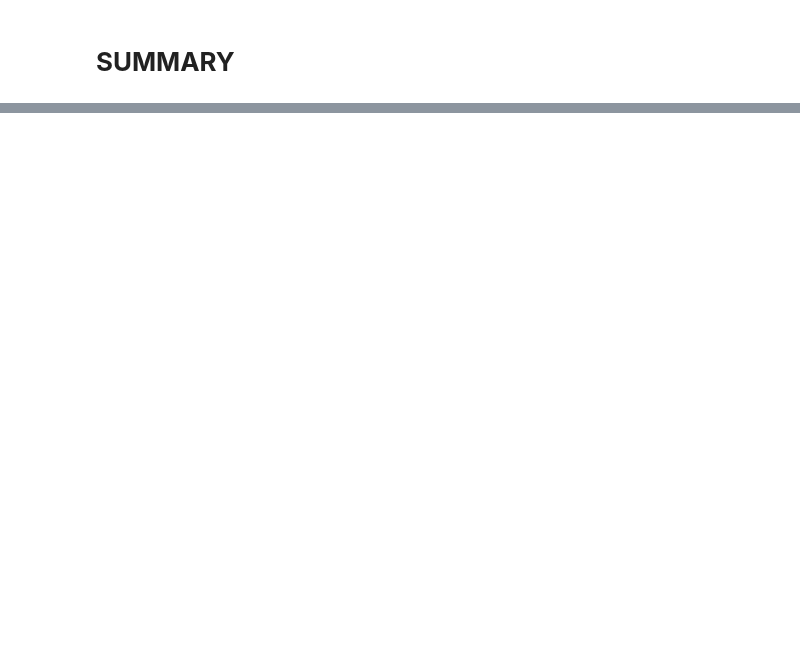
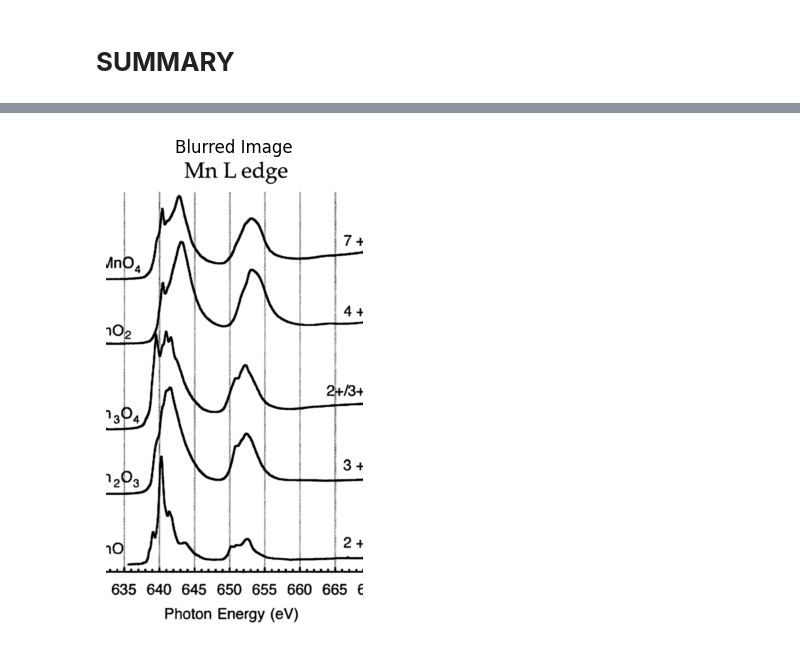
Before and after one commit to Lungelodlm/chemeng, a Jupyter notebook: Summary.ipynb, the cells around one changed output, grey strips where cells are left out. Cells and saved outputs as stored; diff of their text form; code cells hidden in the pictures; blank space fills up the shorter version.

```diff
--- a/Summary.ipynb
+++ b/Summary.ipynb
@@ -61,0 +66,13 @@ No
+# %%
+#Apply Gaussian Blur (optional may help smooth lines)
+blurred_img=cv2.GaussianBlur(cropped_img, (5, 5), 0)
+
+
+#Step: Blurred + Threshold image
+plt.figure(figsize=(6, 6))
+plt.imshow(blurred_img, cmap='gray')
+plt.title('Blurred Image')
+plt.axis('off')
+plt.show()
+# %% [output]
+[figure, added]
```
Also changed, not shown: parts of 11 cells of this notebook, 32 other files.
